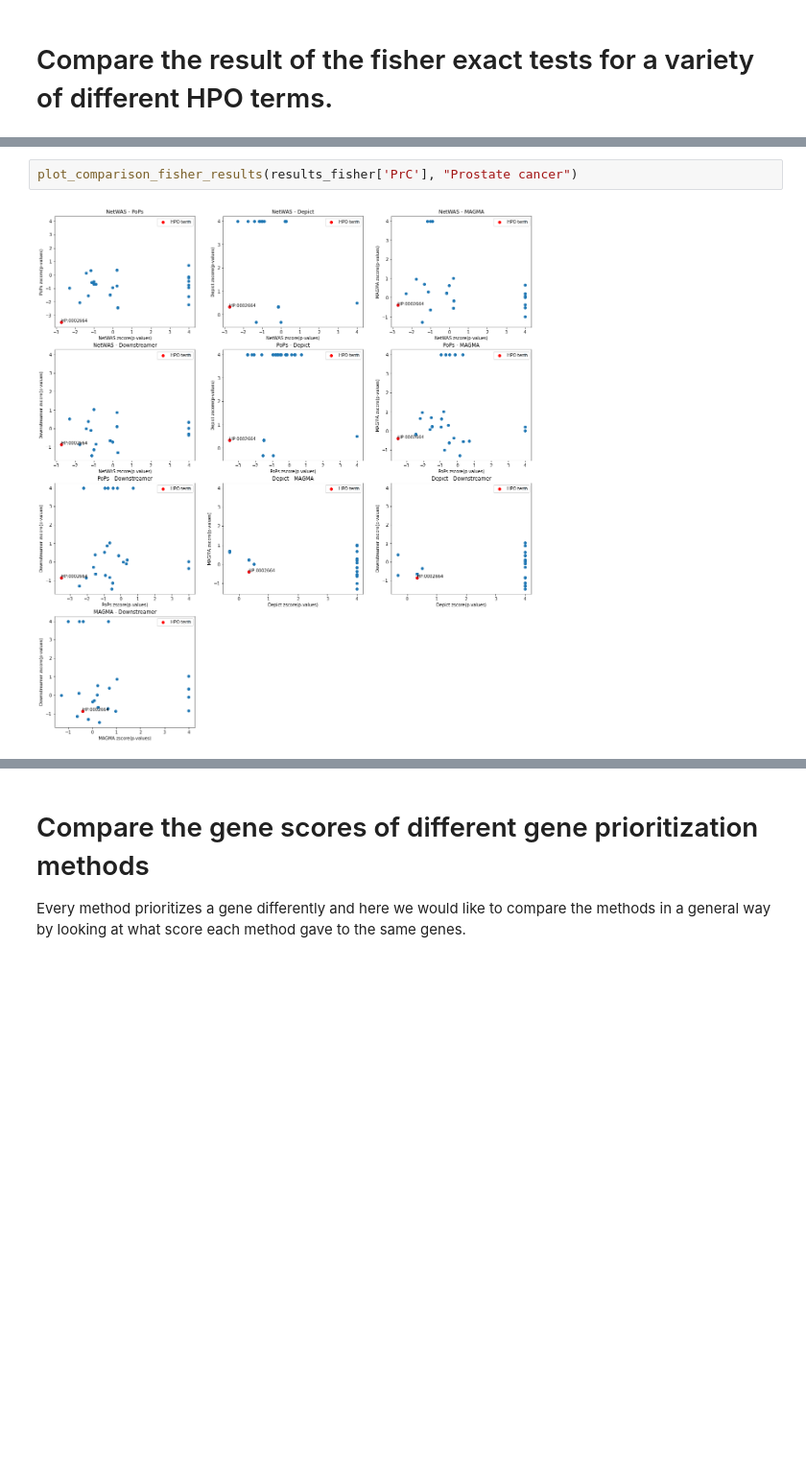
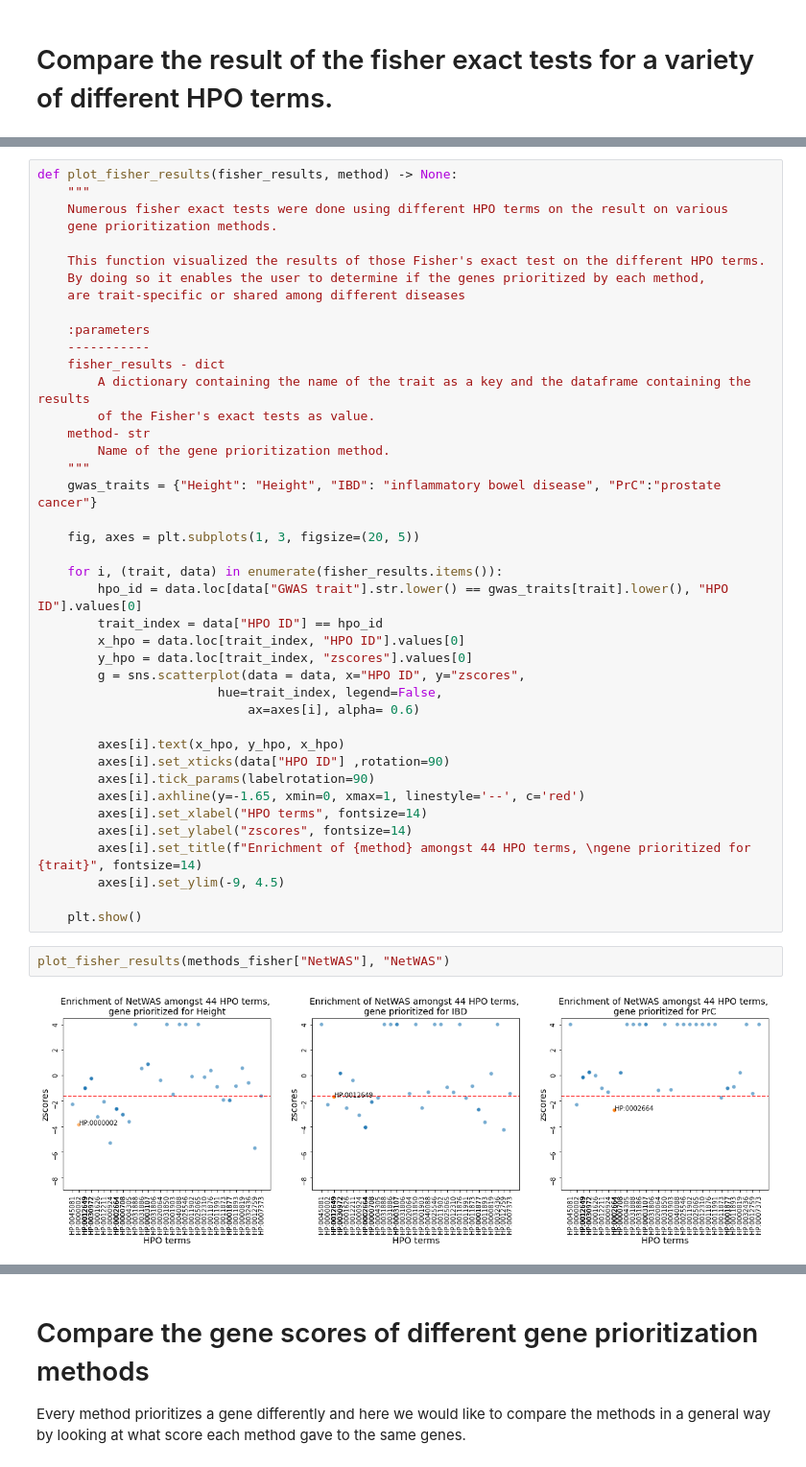
Before and after one commit to molgenis/benchmark-gwas-prio, a Jupyter notebook: results/visualize/visualize_results.ipynb, the cells around one changed output, grey strips where cells are left out. Shown at 96% size. Drawn from its saved outputs; the diff is of its cells as text; blank space fills up the shorter version.

```diff
--- a/results/visualize/visualize_results.ipynb
+++ b/results/visualize/visualize_results.ipynb
@@ -99,4 +56,45 @@ plot_comparison_fisher_results(results_fisher['IBD'], "inflammatory bowel diseas
-# %%
-plot_comparison_fisher_results(results_fisher['PrC'], "Prostate cancer")
-# %% [output]
-[figure, removed]
+# %%
+def plot_fisher_results(fisher_results, method) -> None:
+    """
+    Numerous fisher exact tests were done using different HPO terms on the result on various
+    gene prioritization methods.
+
+    This function visualized the results of those Fisher's exact test on the different HPO terms.
+    By doing so it enables the user to determine if the genes prioritized by each method,
+    are trait-specific or shared among different diseases
+
+    :parameters
+    -----------
+    fisher_results - dict
+        A dictionary containing the name of the trait as a key and the dataframe containing the results
+        of the Fisher's exact tests as value.
+    method- str
+        Name of the gene prioritization method.
+    """
+    gwas_traits = {"Height": "Height", "IBD": "inflammatory bowel disease", "PrC":"prostate cancer"}
+
+    fig, axes = plt.subplots(1, 3, figsize=(20, 5))
+
+    for i, (trait, data) in enumerate(fisher_results.items()):
+        hpo_id = data.loc[data["GWAS trait"].str.lower() == gwas_traits[trait].lower(), "HPO ID"].values[0]
+        trait_index = data["HPO ID"] == hpo_id
+        x_hpo = data.loc[trait_index, "HPO ID"].values[0]
+        y_hpo = data.loc[trait_index, "zscores"].values[0]
+        g = sns.scatterplot(data = data, x="HPO ID", y="zscores",
+                        hue=trait_index, legend=False,
+                            ax=axes[i], alpha= 0.6)
+
+        axes[i].text(x_hpo, y_hpo, x_hpo)
+        axes[i].set_xticks(data["HPO ID"] ,rotation=90)
+        axes[i].tick_params(labelrotation=90)
+        axes[i].axhline(y=-1.65, xmin=0, xmax=1, linestyle='--', c='red')
+        axes[i].set_xlabel("HPO terms", fontsize=14)
+        axes[i].set_ylabel("zscores", fontsize=14)
+        axes[i].set_title(f"Enrichment of {method} amongst 44 HPO terms, \ngene prioritized for {trait}", fontsize=14)
+        axes[i].set_ylim(-9, 4.5)
+
+    plt.show()
+# %%
+plot_fisher_results(methods_fisher["NetWAS"], "NetWAS")
+# %% [output]
+[figure, added]
```
Also changed, not shown: parts of 37 cells of this notebook, 1 other file.
